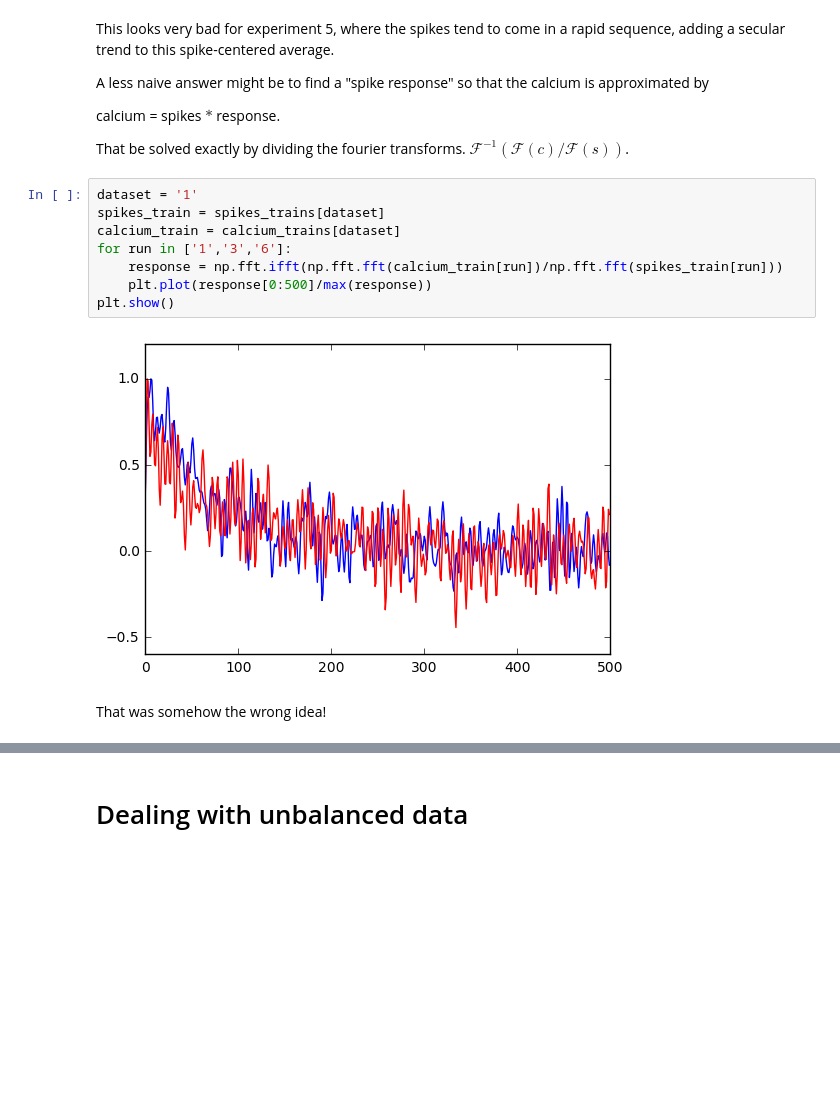
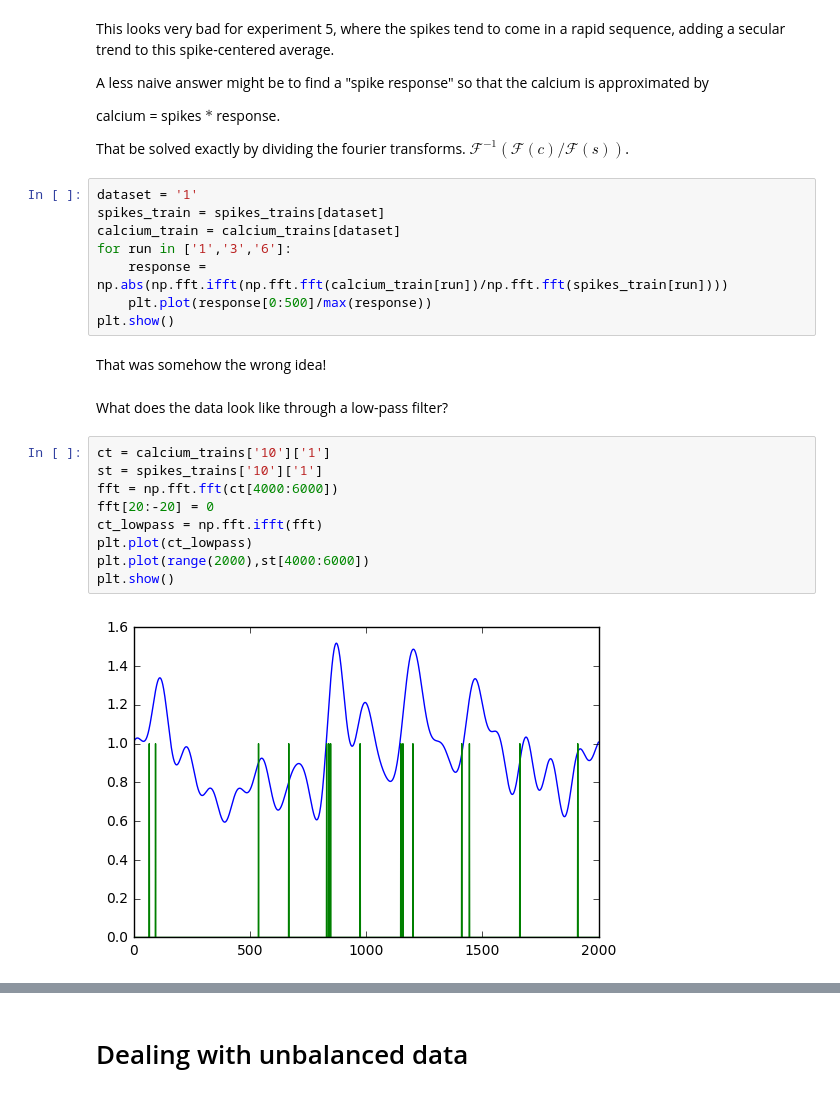
Before and after one commit to batson/spikefinder, a Jupyter notebook: SpikeAnalysis.ipynb, the cells around one changed output, grey strips where cells are left out. Cells and saved outputs as stored; diff of their text form; blank space fills up the shorter version.

```diff
--- a/SpikeAnalysis.ipynb
+++ b/SpikeAnalysis.ipynb
@@ -129,10 +132,21 @@ dataset = '1'
 spikes_train = spikes_trains[dataset]
 calcium_train = calcium_trains[dataset]
 for run in ['1','3','6']:
-    response = np.fft.ifft(np.fft.fft(calcium_train[run])/np.fft.fft(spikes_train[run]))
+    response = np.abs(np.fft.ifft(np.fft.fft(calcium_train[run])/np.fft.fft(spikes_train[run])))
     plt.plot(response[0:500]/max(response))
 plt.show()
-# %% [output]
-[figure, removed]
 # %% [markdown]
 That was somehow the wrong idea!
+# %% [markdown]
+What does the data look like through a low-pass filter?
+# %%
+ct = calcium_trains['10']['1']
+st = spikes_trains['10']['1']
+fft = np.fft.fft(ct[4000:6000])
+fft[20:-20] = 0
+ct_lowpass = np.fft.ifft(fft)
+plt.plot(ct_lowpass)
+plt.plot(range(2000),st[4000:6000])
+plt.show()
+# %% [output]
+[figure, added]
```
Also changed, not shown: parts of 46 cells of this notebook.
